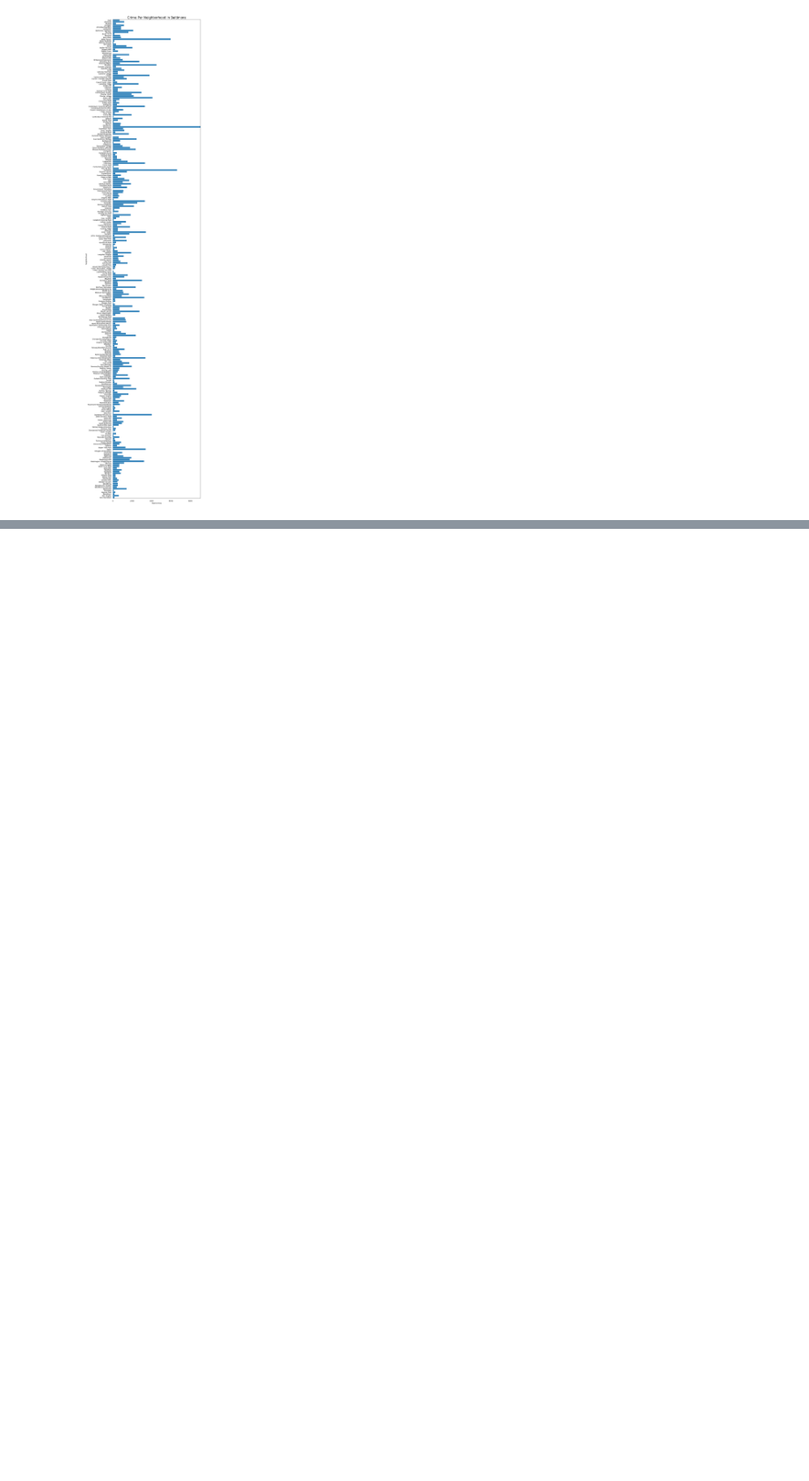
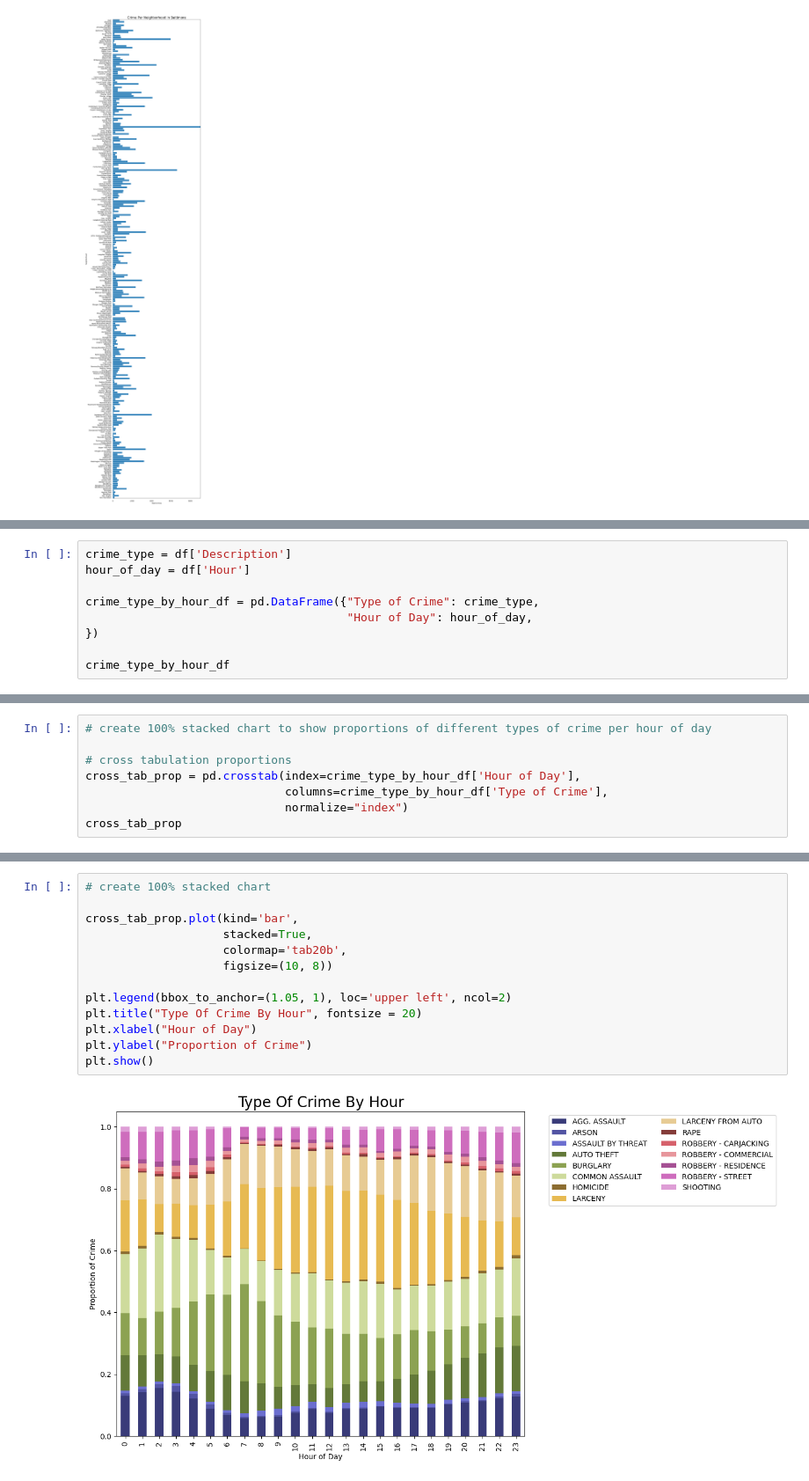
Before and after one commit to johbry17/Crime-in-Baltimore, a Jupyter notebook: graphs.ipynb, the cells around one changed output, grey strips where cells are left out. Shown: that part at 88% size. Saved outputs shown, nothing was run; the diff lists cells and outputs as text; blank space fills up the shorter version.

```diff
--- a/neighborhoodgraph.ipynb
+++ b/graphs.ipynb
@@ -116,0 +119,9 @@ plt.show()
+# %%
+crime_type = df['Description']
+hour_of_day = df['Hour']
+
+crime_type_by_hour_df = pd.DataFrame({"Type of Crime": crime_type,
+                                      "Hour of Day": hour_of_day,
+})
+
+crime_type_by_hour_df
@@ -116,0 +142,8 @@ plt.show()
+# %%
+# create 100% stacked chart to show proportions of different types of crime per hour of day
+
+# cross tabulation proportions
+cross_tab_prop = pd.crosstab(index=crime_type_by_hour_df['Hour of Day'],
+                             columns=crime_type_by_hour_df['Type of Crime'],
+                             normalize="index")
+cross_tab_prop
@@ -116,0 +193,15 @@ plt.show()
+# %%
+# create 100% stacked chart
+
+cross_tab_prop.plot(kind='bar',
+                    stacked=True,
+                    colormap='tab20b',
+                    figsize=(10, 8))
+
+plt.legend(bbox_to_anchor=(1.05, 1), loc='upper left', ncol=2)
+plt.title("Type Of Crime By Hour", fontsize = 20)
+plt.xlabel("Hour of Day")
+plt.ylabel("Proportion of Crime")
+plt.show()
+# %% [output]
+[figure, added]
```
Also changed, not shown: parts of 4 cells of this notebook.
